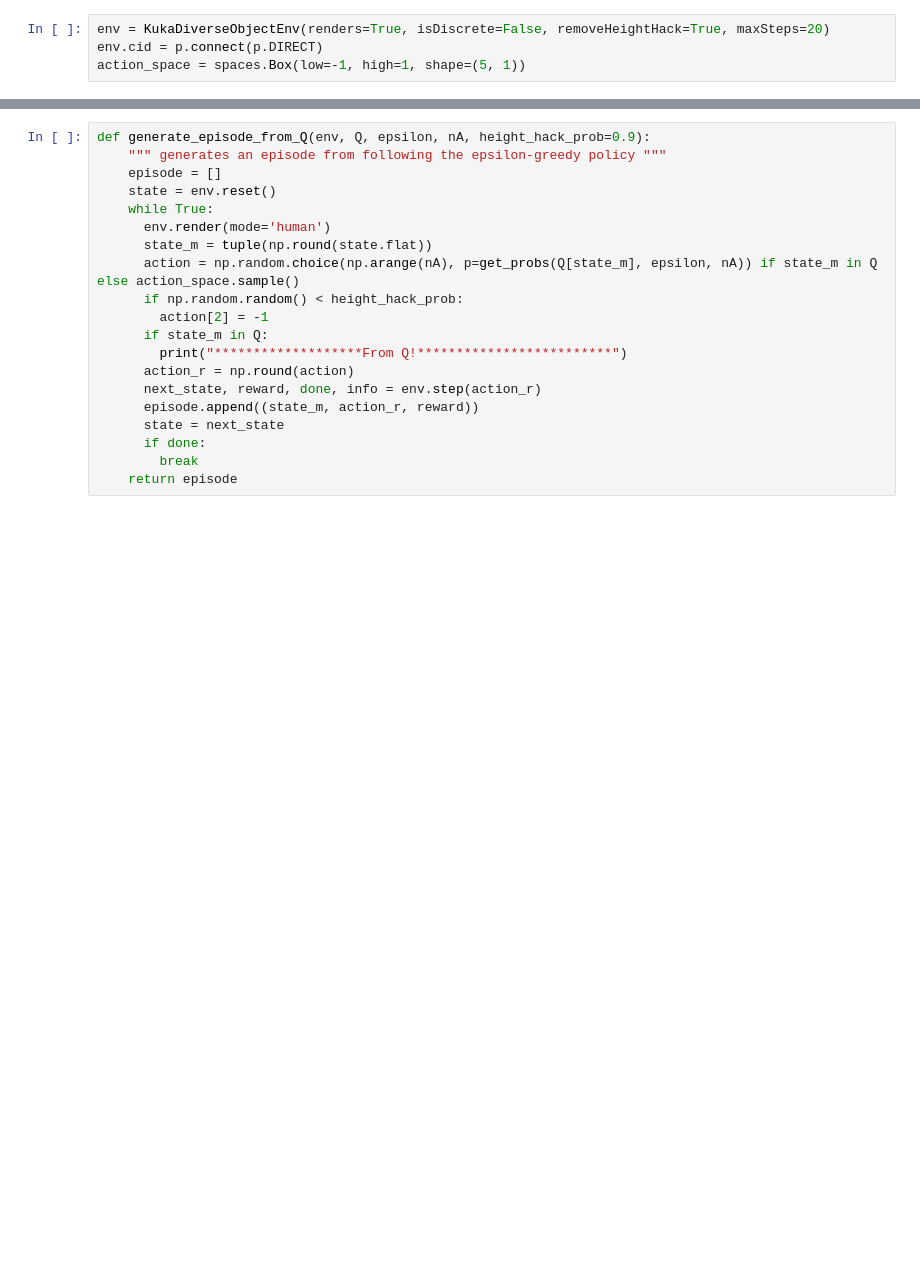
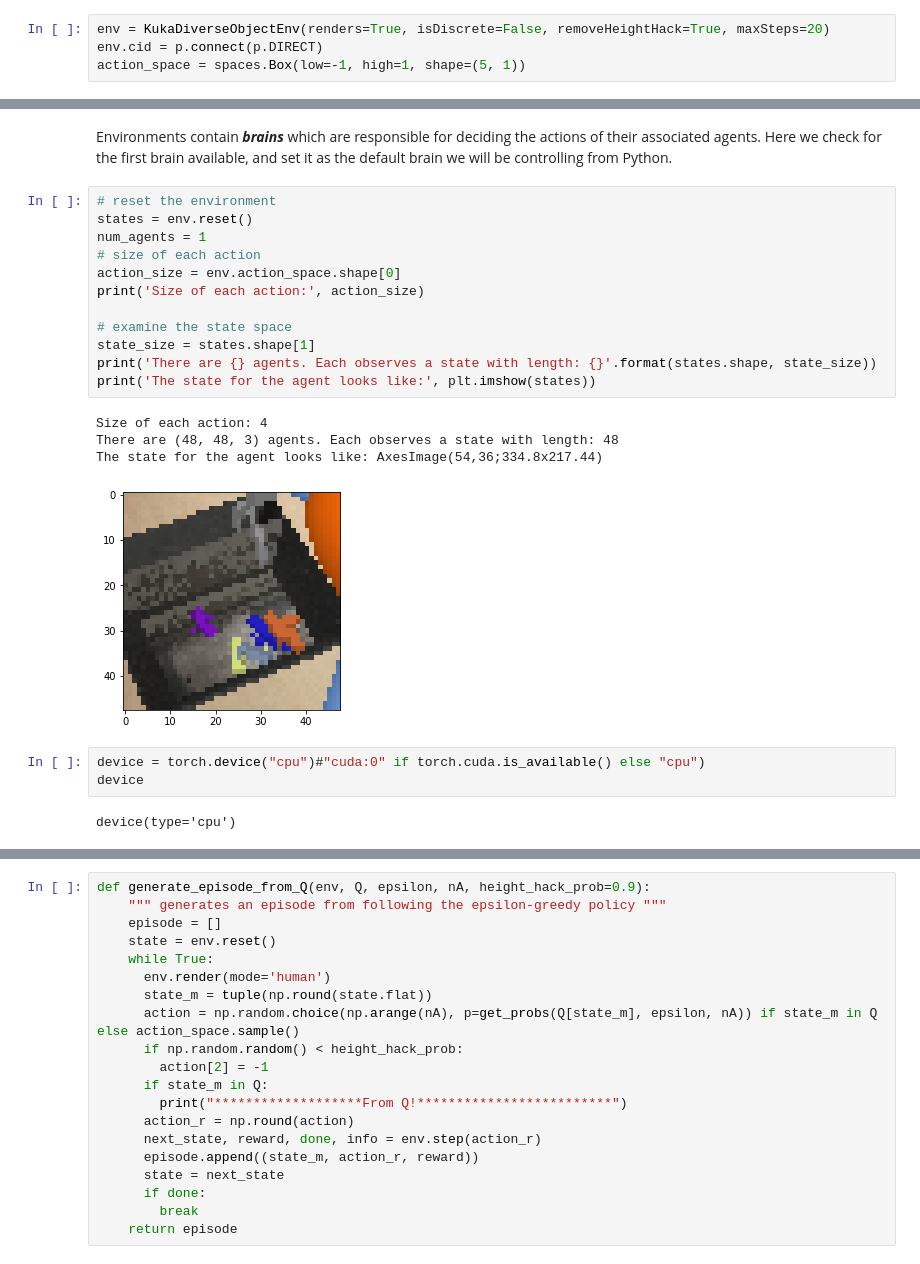
Before and after one commit to mahyaret/kuka_rl, a Jupyter notebook: kuka_rl.ipynb, the cells around one changed output, grey strips where cells are left out. Cells and saved outputs as stored; diff of their text form; blank space fills up the shorter version.

Commit message:
add state image

```diff
--- a/kuka_rl.ipynb
+++ b/kuka_rl.ipynb
@@ -11,0 +134,24 @@ action_space = spaces.Box(low=-1, high=1, shape=(5, 1))
+# %% [markdown]
+Environments contain **_brains_** which are responsible for deciding the actions of their associated agents. Here we check for the first brain available, and set it as the default brain we will be controlling from Python.
+# %%
+# reset the environment
+states = env.reset()
+num_agents = 1
+# size of each action
+action_size = env.action_space.shape[0]
+print('Size of each action:', action_size)
+
+# examine the state space
+state_size = states.shape[1]
+print('There are {} agents. Each observes a state with length: {}'.format(states.shape, state_size))
+print('The state for the agent looks like:', plt.imshow(states))
+# %% [output]
+Size of each action: 4
+There are (48, 48, 3) agents. Each observes a state with length: 48
+The state for the agent looks like: AxesImage(54,36;334.8x217.44)
+[figure, added]
+# %%
+device = torch.device("cpu")#"cuda:0" if torch.cuda.is_available() else "cpu")
+device
+# %% [output]
+device(type='cpu')
```
Also changed, not shown: parts of 12 cells of this notebook.
